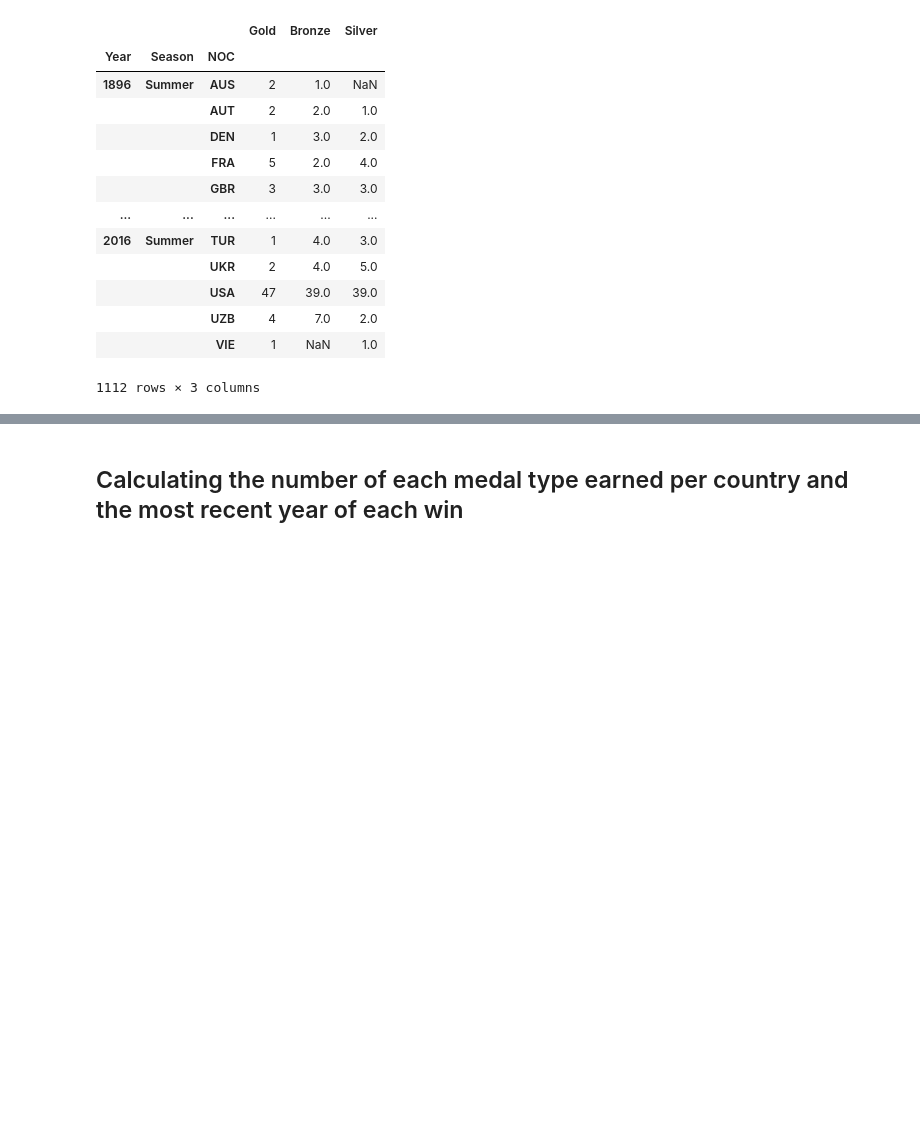
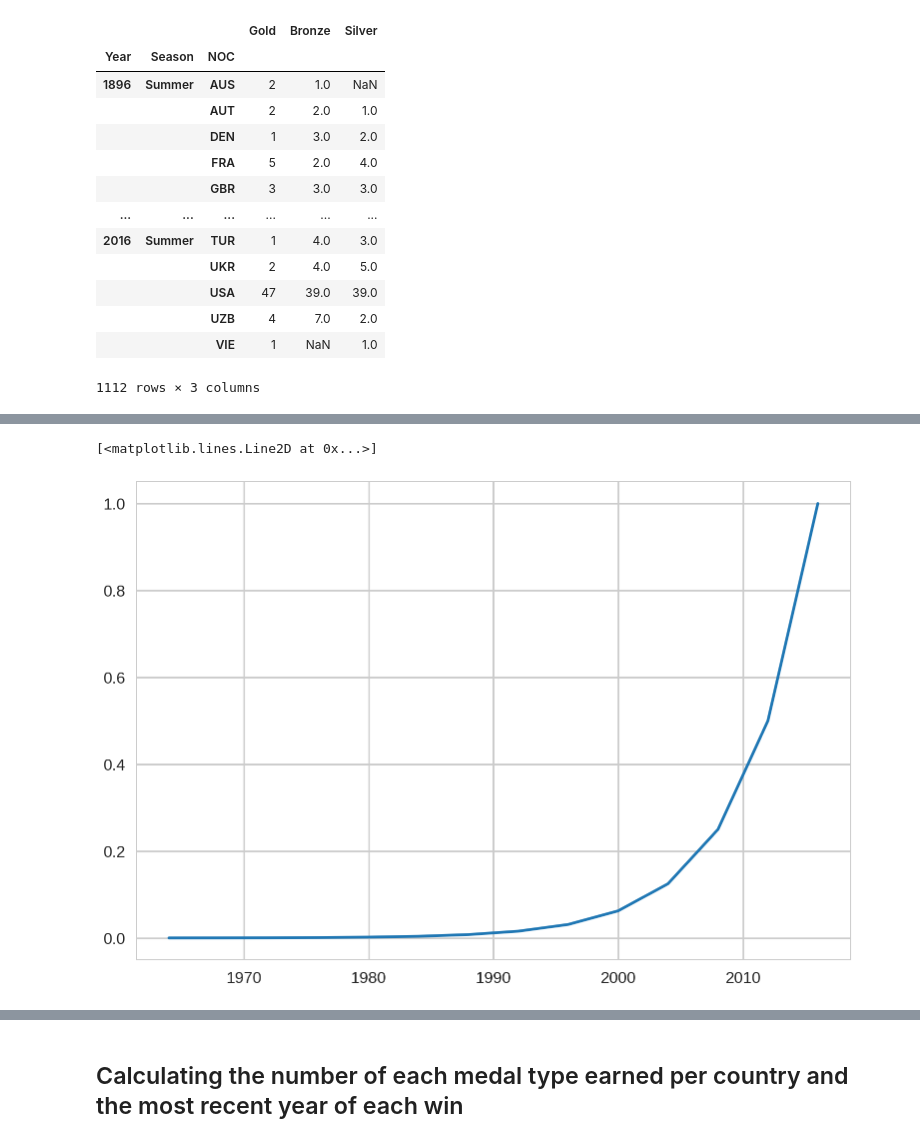
Before and after one commit to flutefreak7/meddle, a Jupyter notebook: medal_counting3.ipynb, the cells around one changed output, grey strips where cells are left out. Saved outputs shown, nothing was run; the diff lists cells and outputs as text; code cells hidden in the pictures; blank space fills up the shorter version.

```diff
--- a/medal_counting3.ipynb
+++ b/medal_counting3.ipynb
@@ -367,0 +609,3 @@ plt.legend()
+# %%
+ranks_df = ranks_df.sort_values('year')
+ranks_df
@@ -367,0 +626,3 @@ plt.legend()
+# %%
+olympiads_ago = (2016 - ranks_df.year)/4
+weight = 0.5**olympiads_ago
@@ -367,0 +644,9 @@ plt.legend()
+# %%
+ranks_df['weight'] = weight
+# %%
+weight_year = ranks_df[['year', 'weight']].drop_duplicates().sort_values('year')
+# %%
+plt.plot(weight_year.year, weight_year.weight)
+# %% [output]
+[<matplotlib.lines.Line2D at 0x...>]
+[figure, added]
```
Also changed, not shown: parts of 53 cells of this notebook.
